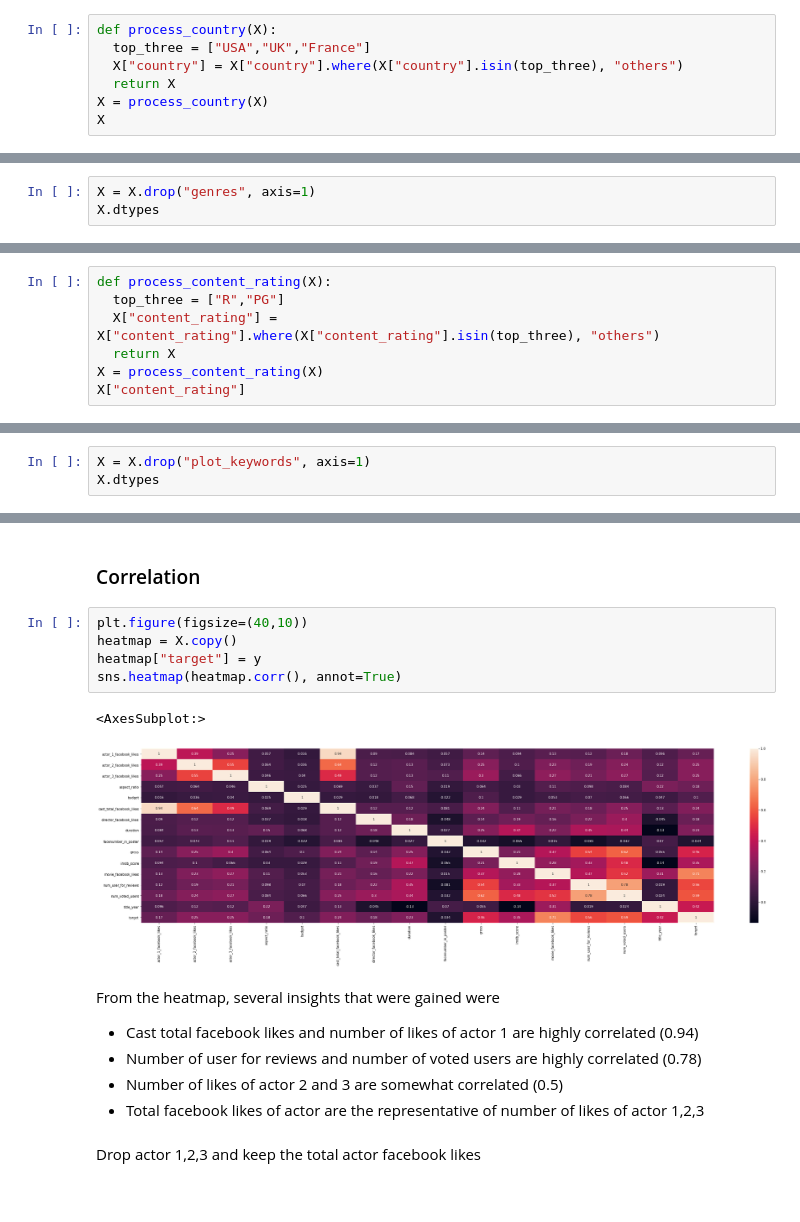
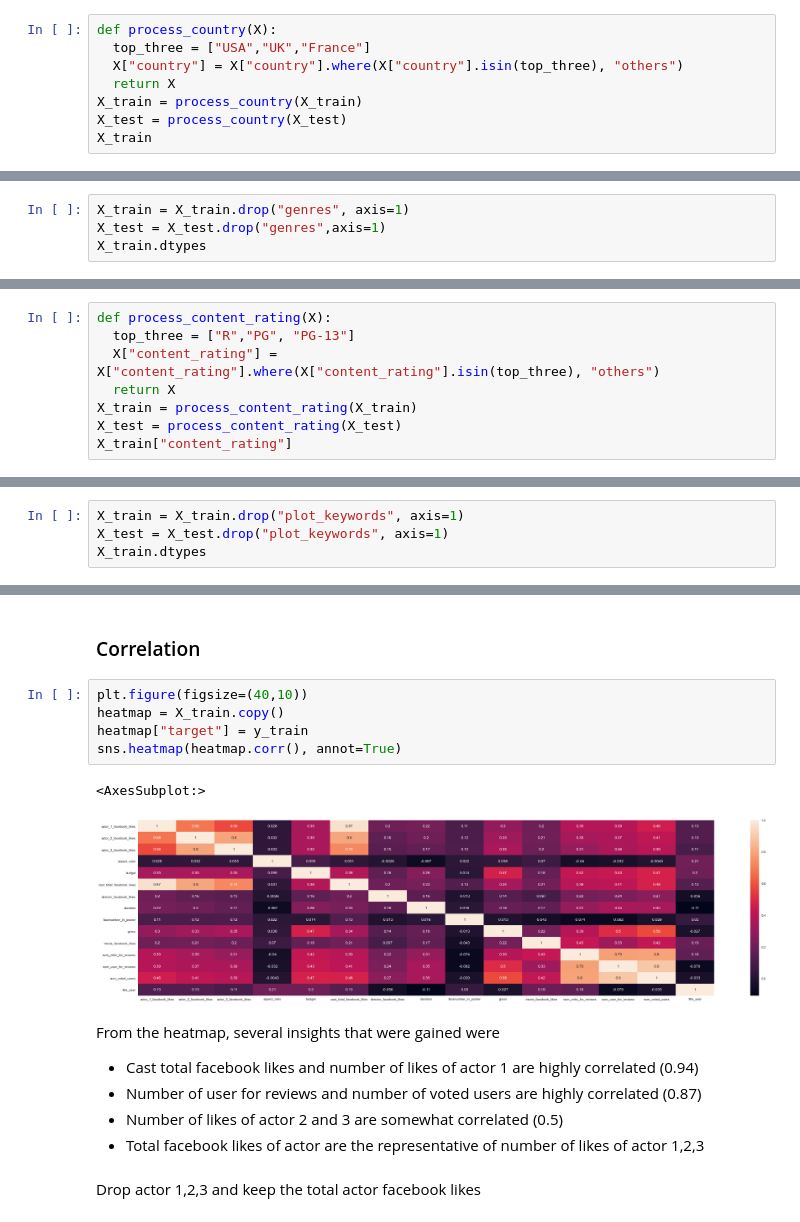
Before and after one commit to tontan2545/Big-Data-and-Artificial-Intelligence, a Jupyter notebook: W4_Logistic_Regression/HW4_Movie_Metadata.ipynb, the cells around one changed output, grey strips where cells are left out. Saved outputs shown, nothing was run; the diff lists cells and outputs as text.

```diff
--- a/W4_Logistic_Regression/HW4_Movie_Metadata.ipynb
+++ b/W4_Logistic_Regression/HW4_Movie_Metadata.ipynb
@@ -345,7 +430,8 @@ def process_country(X):
   top_three = ["USA","UK","France"]
   X["country"] = X["country"].where(X["country"].isin(top_three), "others")
   return X
-X = process_country(X)
-X
+X_train = process_country(X_train)
+X_test = process_country(X_test)
+X_train
 # %% [output]
 |  | actor_1_facebook_likes | actor_2_facebook_likes | actor_3_facebook_likes | aspect_ratio | budget | ... |
@@ -372,8 +458,9 @@ plt.figure(figsize=(40,10))
 # %% [markdown]
 Genres are too complicated and interconnected, dropping this data as for right now
 # %%
-X = X.drop("genres", axis=1)
-X.dtypes
+X_train = X_train.drop("genres", axis=1)
+X_test = X_test.drop("genres",axis=1)
+X_train.dtypes
 # %% [output]
 actor_1_facebook_likes       float64
 actor_2_facebook_likes       float64
@@ -425,9 +518,10 @@ plt.figure(figsize=(40,10))
 R, PG, PG-13 are the 3 most dominant values in rating. Group the rest as "others"
 # %%
 def process_content_rating(X):
-  top_three = ["R","PG"]
+  top_three = ["R","PG", "PG-13"]
   X["content_rating"] = X["content_rating"].where(X["content_rating"].isin(top_three), "others")
   return X
-X = process_content_rating(X)
-X["content_rating"]
+X_train = process_content_rating(X_train)
+X_test = process_content_rating(X_test)
+X_train["content_rating"]
 # %% [output]
@@ -491,8 +582,9 @@ Name: plot_keywords, Length: 3657, dtype: int64
 # %% [markdown]
 Same as genres, data is too complex and interconnected. Dropping this value
 # %%
-X = X.drop("plot_keywords", axis=1)
-X.dtypes
+X_train = X_train.drop("plot_keywords", axis=1)
+X_test = X_test.drop("plot_keywords", axis=1)
+X_train.dtypes
 # %% [output]
 actor_1_facebook_likes       float64
 actor_2_facebook_likes       float64
@@ -516,16 +608,16 @@ dtype: object
 ### Correlation
 # %%
 plt.figure(figsize=(40,10))
-heatmap = X.copy()
-heatmap["target"] = y
+heatmap = X_train.copy()
+heatmap["target"] = y_train
 sns.heatmap(heatmap.corr(), annot=True)
 # %% [output]
 <AxesSubplot:>
-[figure, old version]
+[figure, new version]
 # %% [markdown]
 From the heatmap, several insights that were gained were
 - Cast total facebook likes and number of likes of actor 1 are highly correlated (0.94)
-- Number of user for reviews and number of voted users are highly correlated (0.78)
+- Number of user for reviews and number of voted users are highly correlated (0.87)
 - Number of likes of actor 2 and 3 are somewhat correlated (0.5)
 - Total facebook likes of actor are the representative of number of likes of actor 1,2,3
 # %% [markdown]
```
Also changed, not shown: parts of 67 cells of this notebook.
